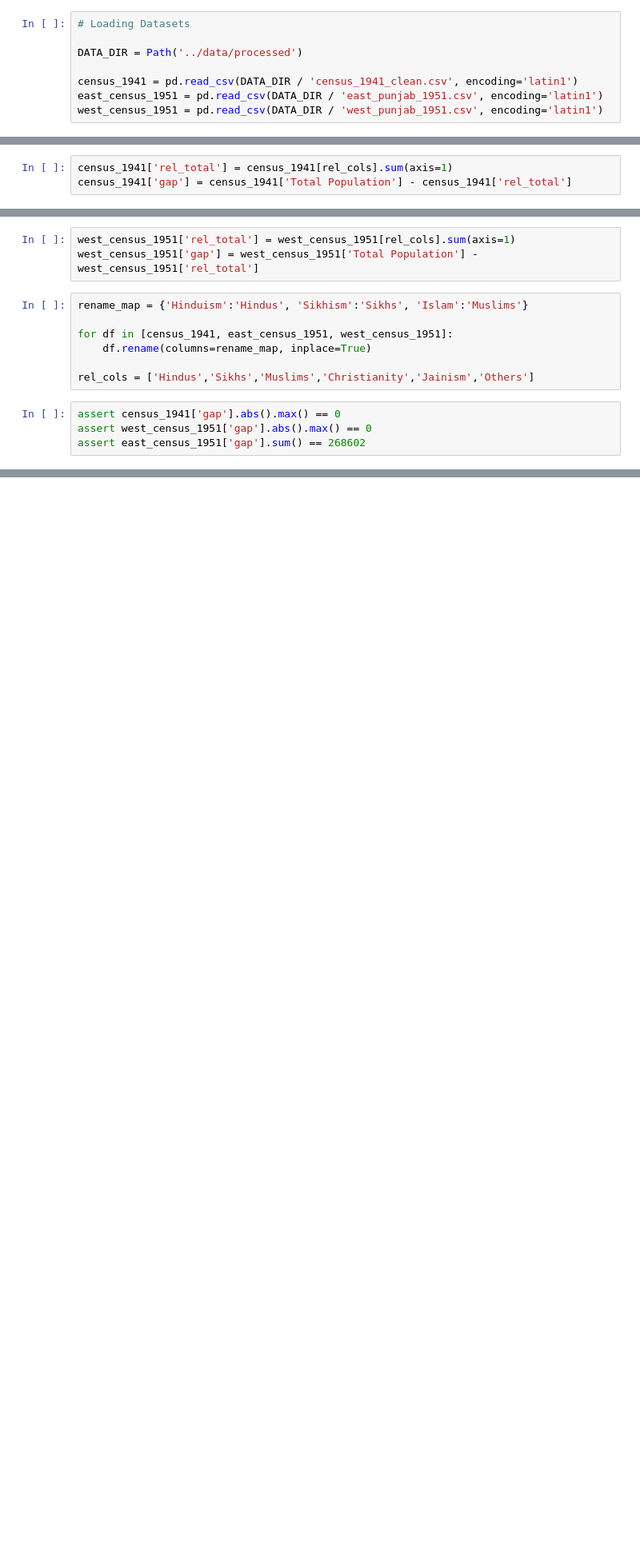
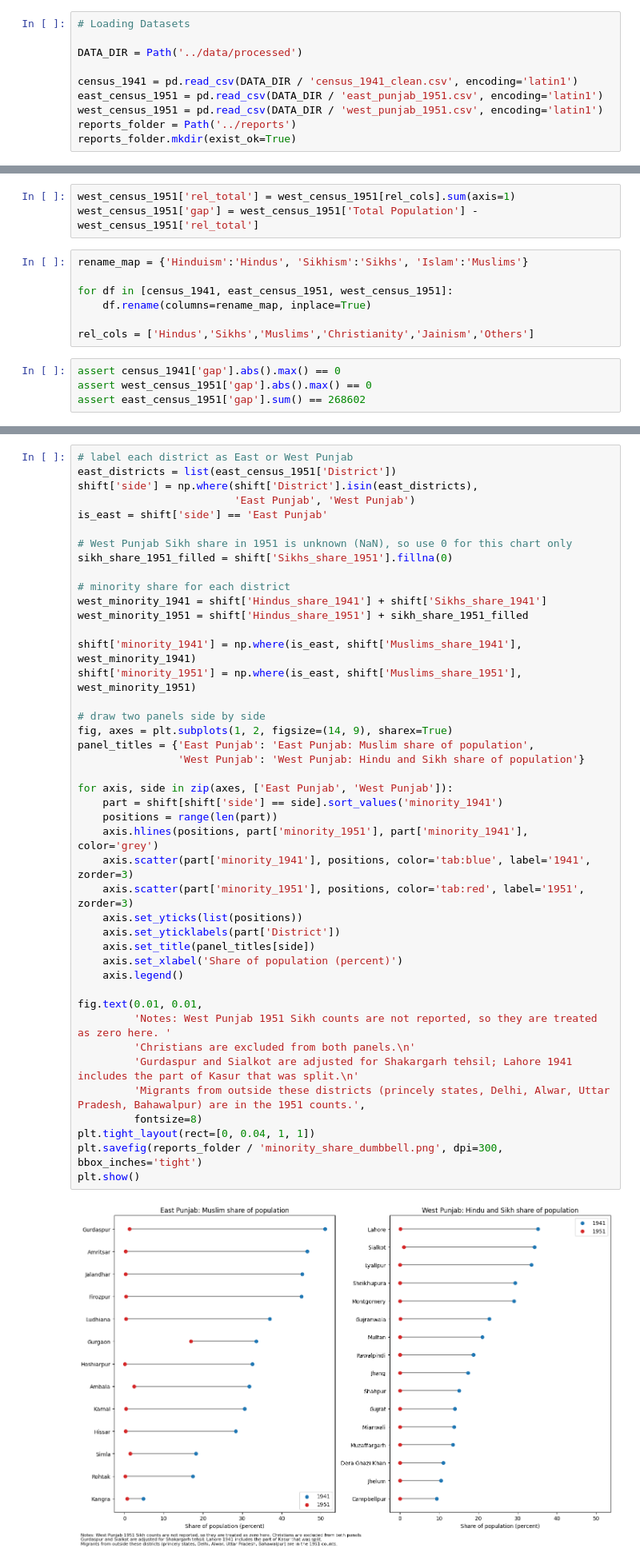
Before and after one commit to prabh9050/the-line-and-the-ledger, a Jupyter notebook: notebooks/02_eda_1941_vs_1951.ipynb, the cells around one changed output, grey strips where cells are left out. Shown at 80% size. Drawn from its saved outputs; the diff is of its cells as text; blank space fills up the shorter version.

Commit message:
Add 1941 vs 1951 district analysis, Shakargarh boundary adjustment, charts and findings

```diff
--- a/notebooks/02_eda_1941_vs_1951.ipynb
+++ b/notebooks/02_eda_1941_vs_1951.ipynb
@@ -14,6 +14,8 @@ DATA_DIR = Path('../data/processed')
 census_1941 = pd.read_csv(DATA_DIR / 'census_1941_clean.csv', encoding='latin1')
 east_census_1951 = pd.read_csv(DATA_DIR / 'east_punjab_1951.csv', encoding='latin1')
 west_census_1951 = pd.read_csv(DATA_DIR / 'west_punjab_1951.csv', encoding='latin1')
+reports_folder = Path('../reports')
+reports_folder.mkdir(exist_ok=True)
 # %% [markdown]
 ## Basic Exploration
 # %%
@@ -174,9 +176,6 @@ east_census_1951[['District','rel_total','Total Population','gap']].sort_values(
 | 3 | Karnal | 1079379 | 1079379 | 0 |
 | 2 | Gurgaon | 967664 | 967664 | 0 |
 | 5 | Simla | 46150 | 46150 | 0 |
-# %%
-census_1941['rel_total'] = census_1941[rel_cols].sum(axis=1)
-census_1941['gap'] = census_1941['Total Population'] - census_1941['rel_total']
 # %%
 name_map = {'Jullundur':'Jalandhar', 'Ferozepore':'Firozpur',
             'Layallpur':'Lyallpur', 'Attock':'Campbellpur'}
@@ -247,0 +287,45 @@ assert east_census_1951['gap'].sum() == 268602
+# %%
+# label each district as East or West Punjab
+east_districts = list(east_census_1951['District'])
+shift['side'] = np.where(shift['District'].isin(east_districts),
+                         'East Punjab', 'West Punjab')
+is_east = shift['side'] == 'East Punjab'
+
+# West Punjab Sikh share in 1951 is unknown (NaN), so use 0 for this chart only
+sikh_share_1951_filled = shift['Sikhs_share_1951'].fillna(0)
+
+# minority share for each district
+west_minority_1941 = shift['Hindus_share_1941'] + shift['Sikhs_share_1941']
+west_minority_1951 = shift['Hindus_share_1951'] + sikh_share_1951_filled
+
+shift['minority_1941'] = np.where(is_east, shift['Muslims_share_1941'], west_minority_1941)
+shift['minority_1951'] = np.where(is_east, shift['Muslims_share_1951'], west_minority_1951)
+
+# draw two panels side by side
+fig, axes = plt.subplots(1, 2, figsize=(14, 9), sharex=True)
+panel_titles = {'East Punjab': 'East Punjab: Muslim share of population',
+                'West Punjab': 'West Punjab: Hindu and Sikh share of population'}
+
+for axis, side in zip(axes, ['East Punjab', 'West Punjab']):
+    part = shift[shift['side'] == side].sort_values('minority_1941')
+    positions = range(len(part))
+    axis.hlines(positions, part['minority_1951'], part['minority_1941'], color='grey')
+    axis.scatter(part['minority_1941'], positions, color='tab:blue', label='1941', zorder=3)
+    axis.scatter(part['minority_1951'], positions, color='tab:red', label='1951', zorder=3)
+    axis.set_yticks(list(positions))
+    axis.set_yticklabels(part['District'])
+    axis.set_title(panel_titles[side])
+    axis.set_xlabel('Share of population (percent)')
+    axis.legend()
+
+fig.text(0.01, 0.01,
+         'Notes: West Punjab 1951 Sikh counts are not reported, so they are treated as zero here. '
+         'Christians are excluded from both panels.\n'
+         'Gurdaspur and Sialkot are adjusted for Shakargarh tehsil; Lahore 1941 includes the part of Kasur that was split.\n'
+         'Migrants from outside these districts (princely states, Delhi, Alwar, Uttar Pradesh, Bahawalpur) are in the 1951 counts.',
+         fontsize=8)
+plt.tight_layout(rect=[0, 0.04, 1, 1])
+plt.savefig(reports_folder / 'minority_share_dumbbell.png', dpi=300, bbox_inches='tight')
+plt.show()
+# %% [output]
+[figure, added]
```
Also changed, not shown: parts of 7 cells of this notebook, 8 other files.
